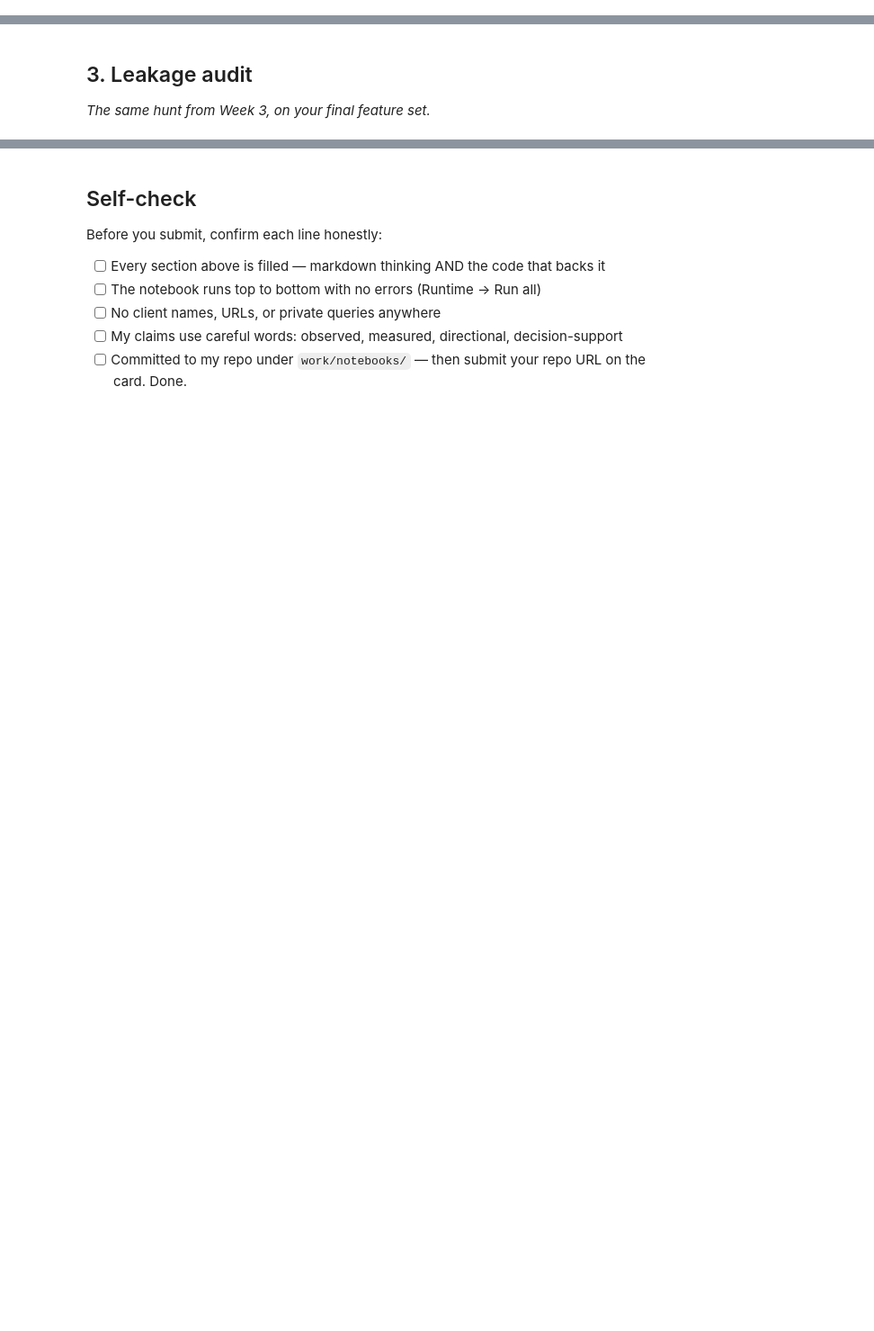
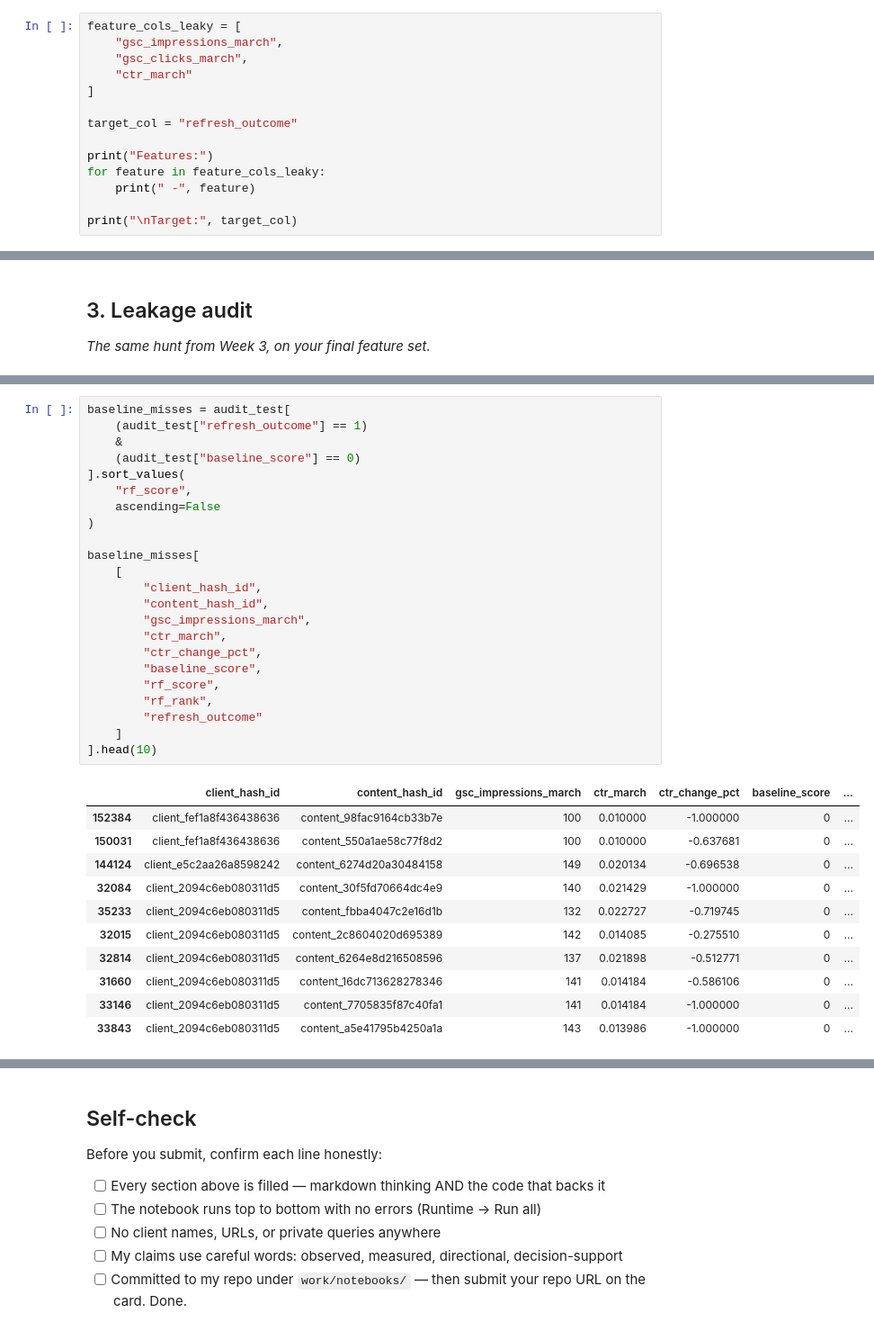
Before and after one commit to Wajiha-Waqar/FlyRankInternship, a Jupyter notebook: work/notebooks/w06_validation_audit.ipynb, the cells around one changed output, grey strips where cells are left out. Shown at 90% size. Drawn from its saved outputs; the diff is of its cells as text; blank space fills up the shorter version.

```diff
--- a/work/notebooks/w06_validation_audit.ipynb
+++ b/work/notebooks/w06_validation_audit.ipynb
@@ -22,0 +291,14 @@ This skeleton is yours to fill. Work the sections **in order** — each one has
+# %%
+feature_cols_leaky = [
+    "gsc_impressions_march",
+    "gsc_clicks_march",
+    "ctr_march"
+]
+
+target_col = "refresh_outcome"
+
+print("Features:")
+for feature in feature_cols_leaky:
+    print(" -", feature)
+
+print("\nTarget:", target_col)
@@ -29,0 +858,35 @@ This skeleton is yours to fill. Work the sections **in order** — each one has
+# %%
+baseline_misses = audit_test[
+    (audit_test["refresh_outcome"] == 1)
+    &
+    (audit_test["baseline_score"] == 0)
+].sort_values(
+    "rf_score",
+    ascending=False
+)
+
+baseline_misses[
+    [
+        "client_hash_id",
+        "content_hash_id",
+        "gsc_impressions_march",
+        "ctr_march",
+        "ctr_change_pct",
+        "baseline_score",
+        "rf_score",
+        "rf_rank",
+        "refresh_outcome"
+    ]
+].head(10)
+# %% [output]
+|  | client_hash_id | content_hash_id | gsc_impressions_march | ctr_march | ctr_change_pct | baseline_score | ... |
+| 152384 | client_fef1a8f436438636 | content_98fac9164cb33b7e | 100 | 0.010000 | -1.000000 | 0 | ... |
+| 150031 | client_fef1a8f436438636 | content_550a1ae58c77f8d2 | 100 | 0.010000 | -0.637681 | 0 | ... |
+| 144124 | client_e5c2aa26a8598242 | content_6274d20a30484158 | 149 | 0.020134 | -0.696538 | 0 | ... |
+| 32084 | client_2094c6eb080311d5 | content_30f5fd70664dc4e9 | 140 | 0.021429 | -1.000000 | 0 | ... |
+| 35233 | client_2094c6eb080311d5 | content_fbba4047c2e16d1b | 132 | 0.022727 | -0.719745 | 0 | ... |
+| 32015 | client_2094c6eb080311d5 | content_2c8604020d695389 | 142 | 0.014085 | -0.275510 | 0 | ... |
+| 32814 | client_2094c6eb080311d5 | content_6264e8d216508596 | 137 | 0.021898 | -0.512771 | 0 | ... |
+| 31660 | client_2094c6eb080311d5 | content_16dc713628278346 | 141 | 0.014184 | -0.586106 | 0 | ... |
+| 33146 | client_2094c6eb080311d5 | content_7705835f87c40fa1 | 141 | 0.014184 | -1.000000 | 0 | ... |
+| 33843 | client_2094c6eb080311d5 | content_a5e41795b4250a1a | 143 | 0.013986 | -1.000000 | 0 | ... |
```
Also changed, not shown: parts of 47 cells of this notebook.
